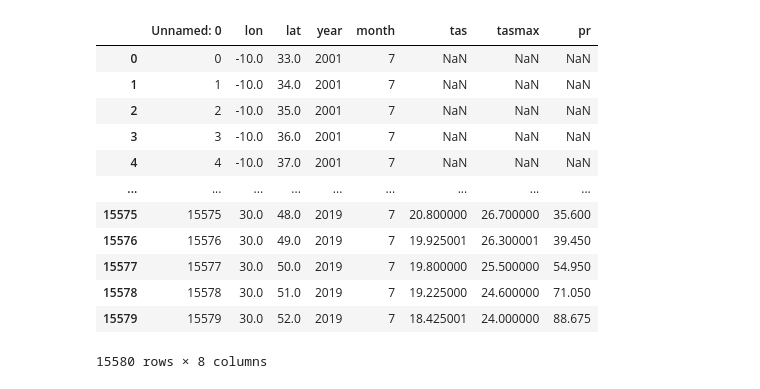
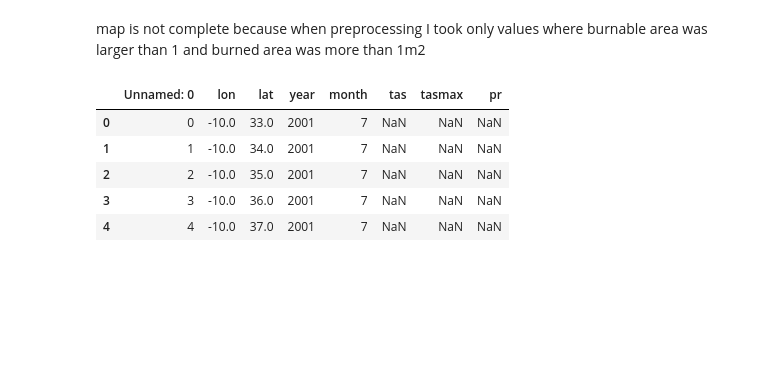
Before and after one commit to TomasDemeter/FireProject, a Jupyter notebook: notebooks/tomas_data_merging.ipynb, the cells around one changed output. Saved outputs shown, nothing was run; the diff lists cells and outputs as text; code cells hidden in the pictures; blank space fills up the shorter version.

```diff
--- a/notebooks/tomas_data_merging.ipynb
+++ b/notebooks/tomas_data_merging.ipynb
@@ -37,20 +32,15 @@ sns.scatterplot(data=fire_df, x='lon', y='lat', hue = 'burned_area');
+# %% [markdown]
+map is not complete because when preprocessing I took only values where burnable area was larger than 1 and burned area was more than 1m2
 # %%
 climate_df = pd.read_csv('../data/climate.csv')
-climate_df
+climate_df.head()
 # %% [output]
 |  | Unnamed: 0 | lon | lat | year | month | tas | tasmax | pr |
 | 0 | 0 | -10.0 | 33.0 | 2001 | 7 | NaN | NaN | NaN |
 | 1 | 1 | -10.0 | 34.0 | 2001 | 7 | NaN | NaN | NaN |
 | 2 | 2 | -10.0 | 35.0 | 2001 | 7 | NaN | NaN | NaN |
 | 3 | 3 | -10.0 | 36.0 | 2001 | 7 | NaN | NaN | NaN |
 | 4 | 4 | -10.0 | 37.0 | 2001 | 7 | NaN | NaN | NaN |
-| ... | ... | ... | ... | ... | ... | ... | ... | ... |
-| 15575 | 15575 | 30.0 | 48.0 | 2019 | 7 | 20.800000 | 26.700000 | 35.600 |
-| 15576 | 15576 | 30.0 | 49.0 | 2019 | 7 | 19.925001 | 26.300001 | 39.450 |
-| 15577 | 15577 | 30.0 | 50.0 | 2019 | 7 | 19.800000 | 25.500000 | 54.950 |
-| 15578 | 15578 | 30.0 | 51.0 | 2019 | 7 | 19.225000 | 24.600000 | 71.050 |
-| 15579 | 15579 | 30.0 | 52.0 | 2019 | 7 | 18.425001 | 24.000000 | 88.675 |
-15580 rows × 8 columns
 # %%
 fire_cliamte = fire_df.merge(
     climate_df,
```
Also changed, not shown: parts of 42 cells of this notebook.
